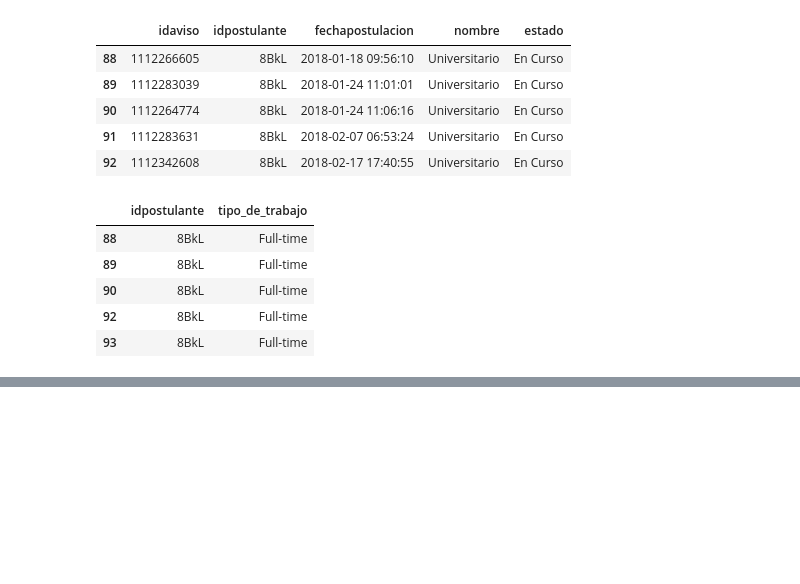
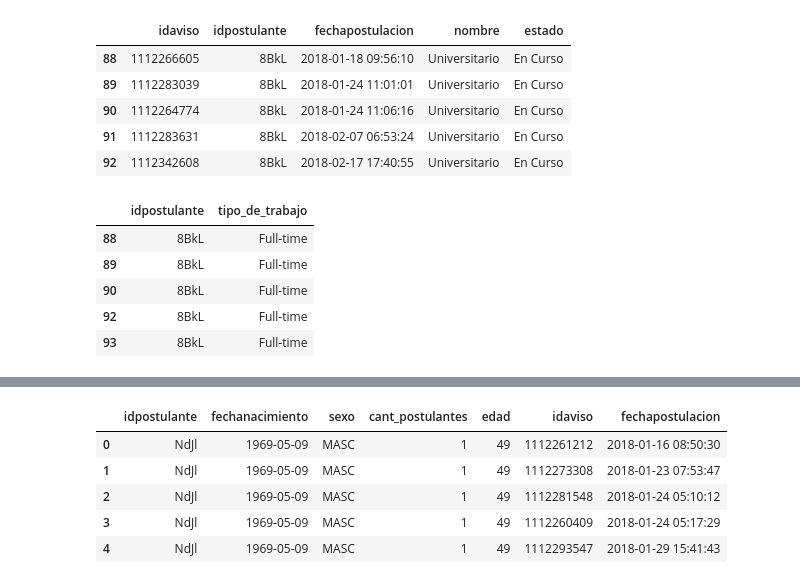
Before and after one commit to jhanvato/Datos2018, a Jupyter notebook: tp1_ariel.ipynb, the cells around one changed output, grey strips where cells are left out. Drawn from its saved outputs; the diff is of its cells as text; code cells hidden in the pictures; blank space fills up the shorter version.

```diff
--- a/tp1_ariel.ipynb
+++ b/tp1_ariel.ipynb
@@ -69,0 +99,9 @@ plt.show()
+# %%
+postulaciones_hombre.head()
+# %% [output]
+|  | idpostulante | fechanacimiento | sexo | cant_postulantes | edad | idaviso | fechapostulacion |
+| 0 | NdJl | 1969-05-09 | MASC | 1 | 49 | 1112261212 | 2018-01-16 08:50:30 |
+| 1 | NdJl | 1969-05-09 | MASC | 1 | 49 | 1112273308 | 2018-01-23 07:53:47 |
+| 2 | NdJl | 1969-05-09 | MASC | 1 | 49 | 1112281548 | 2018-01-24 05:10:12 |
+| 3 | NdJl | 1969-05-09 | MASC | 1 | 49 | 1112260409 | 2018-01-24 05:17:29 |
+| 4 | NdJl | 1969-05-09 | MASC | 1 | 49 | 1112293547 | 2018-01-29 15:41:43 |
```
Also changed, not shown: parts of 13 cells of this notebook.
